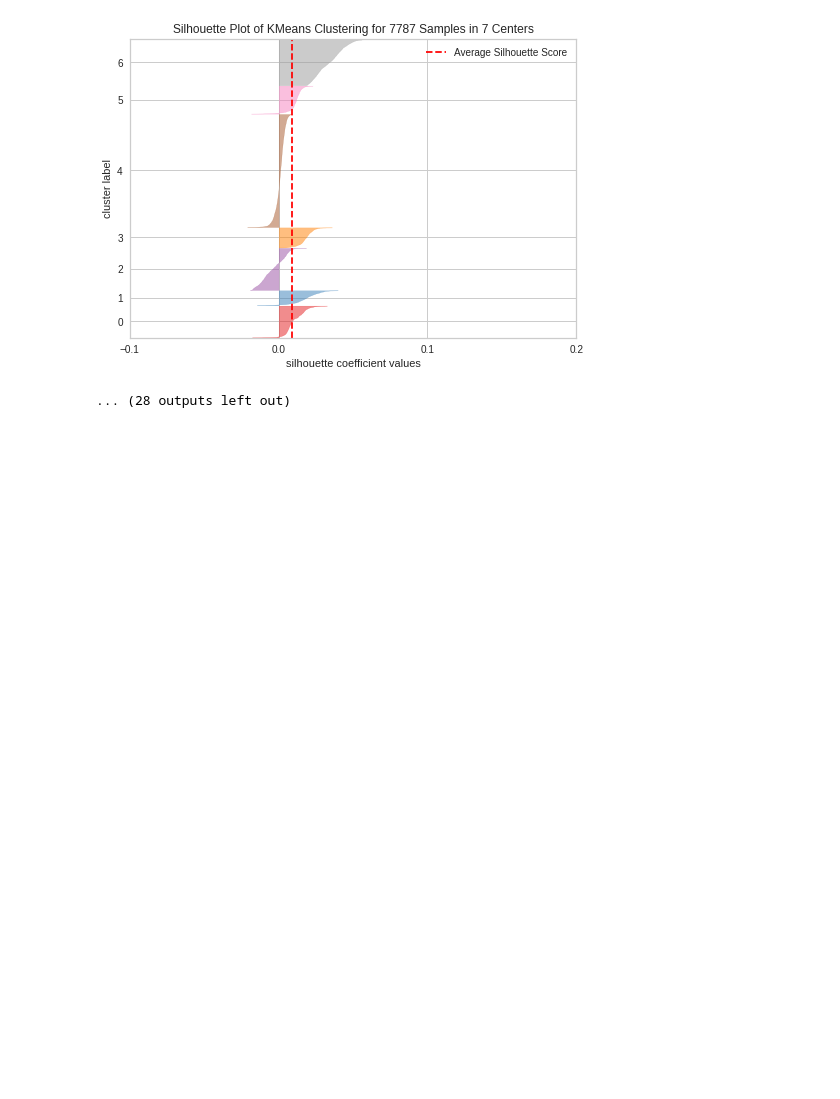
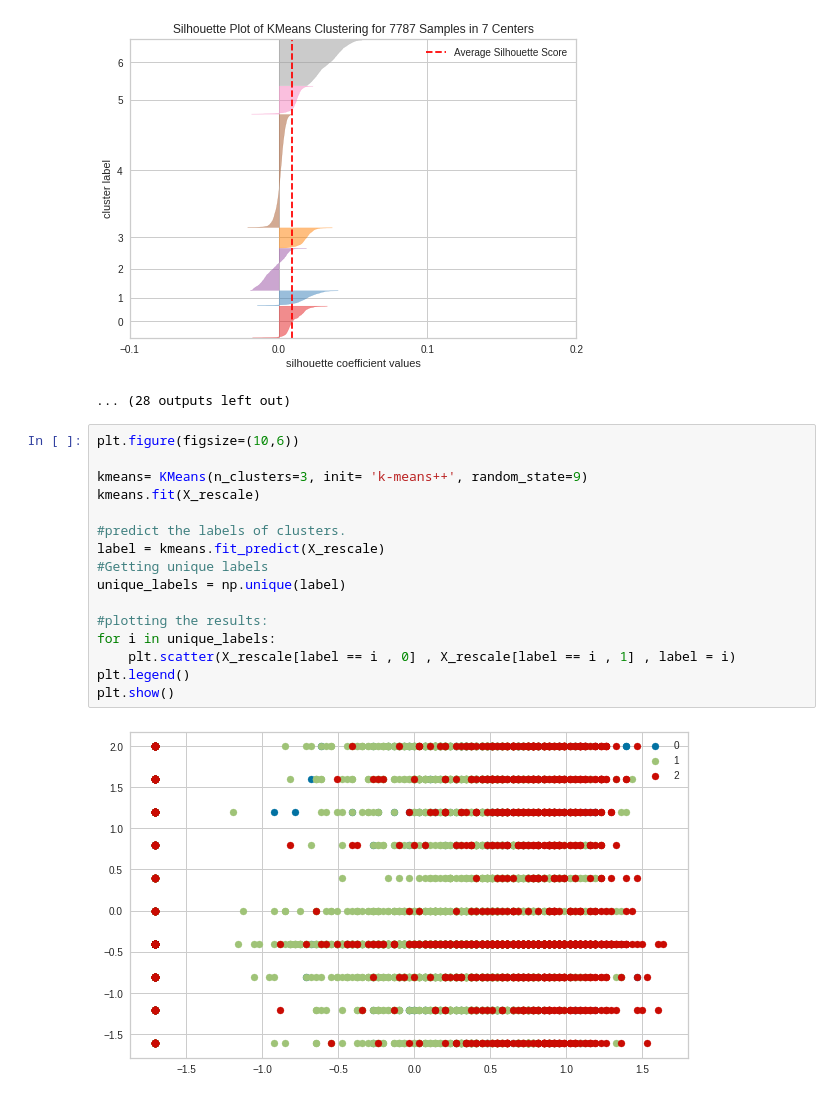
Before and after one commit to rubeshajith/NETFLIX-MOVIES-AND-TV-SHOWS-CLUSTERING, a Jupyter notebook: NETFLIX_MOVIES_AND_TV_SHOWS_CLUSTERING.ipynb, the cells around one changed output. Cells and saved outputs as stored; diff of their text form; blank space fills up the shorter version.

```diff
--- a/NETFLIX_MOVIES_AND_TV_SHOWS_CLUSTERING.ipynb
+++ b/NETFLIX_MOVIES_AND_TV_SHOWS_CLUSTERING.ipynb
@@ -1798,3 +1819,21 @@ For n_clusters = 6, silhouette score is 0.00809175338030835
 For n_clusters = 7, silhouette score is 0.00927737677511363
 [figure]
 ... (28 outputs left out)
+# %%
+plt.figure(figsize=(10,6))
+
+kmeans= KMeans(n_clusters=3, init= 'k-means++', random_state=9)
+kmeans.fit(X_rescale)
+
+#predict the labels of clusters.
+label = kmeans.fit_predict(X_rescale)
+#Getting unique labels
+unique_labels = np.unique(label)
+
+#plotting the results:
+for i in unique_labels:
+    plt.scatter(X_rescale[label == i , 0] , X_rescale[label == i , 1] , label = i)
+plt.legend()
+plt.show()
+# %% [output]
+[figure, added]
```
Also changed, not shown: parts of 21 cells of this notebook.
